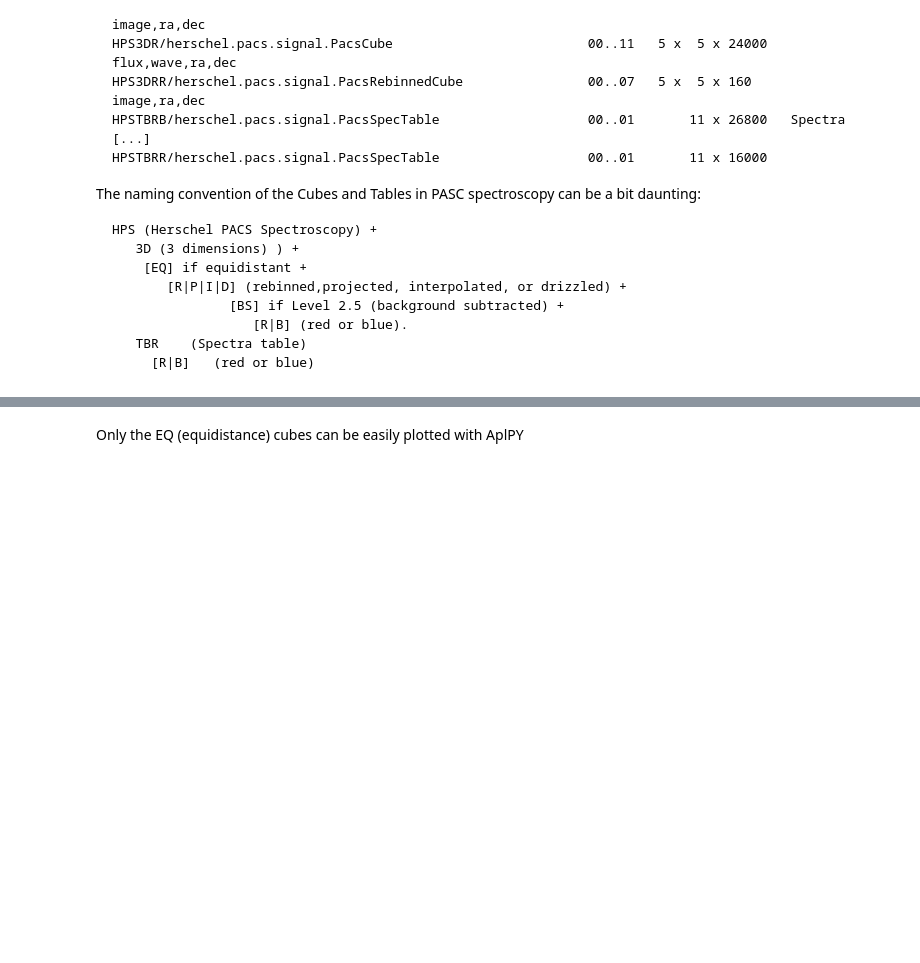
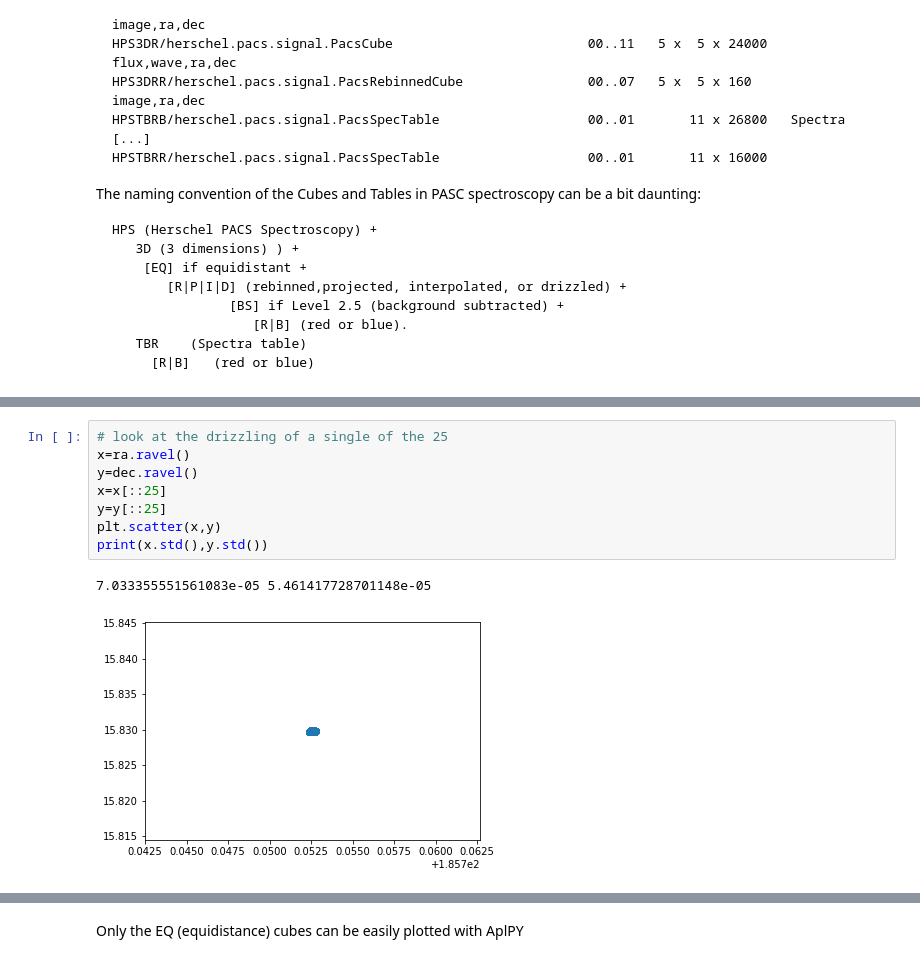
Before and after one commit to teuben/herplot, a Jupyter notebook: ngc4321.ipynb, the cells around one changed output, grey strips where cells are left out. Drawn from its saved outputs; the diff is of its cells as text; blank space fills up the shorter version.

```diff
--- a/ngc4321.ipynb
+++ b/ngc4321.ipynb
@@ -354,0 +375,11 @@ plt.scatter(ras,decs)
+# %%
+# look at the drizzling of a single of the 25
+x=ra.ravel()
+y=dec.ravel()
+x=x[::25]
+y=y[::25]
+plt.scatter(x,y)
+print(x.std(),y.std())
+# %% [output]
+7.033355551561083e-05 5.461417728701148e-05
+[figure, added]
```
Also changed, not shown: parts of 9 cells of this notebook.
